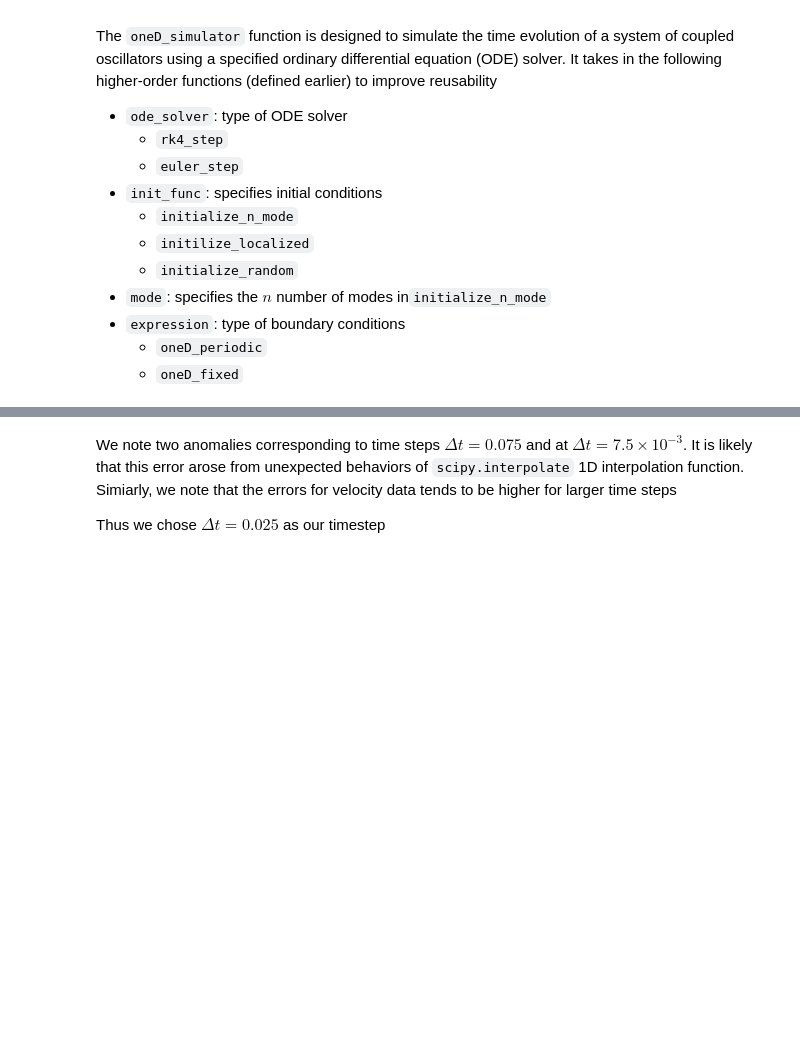
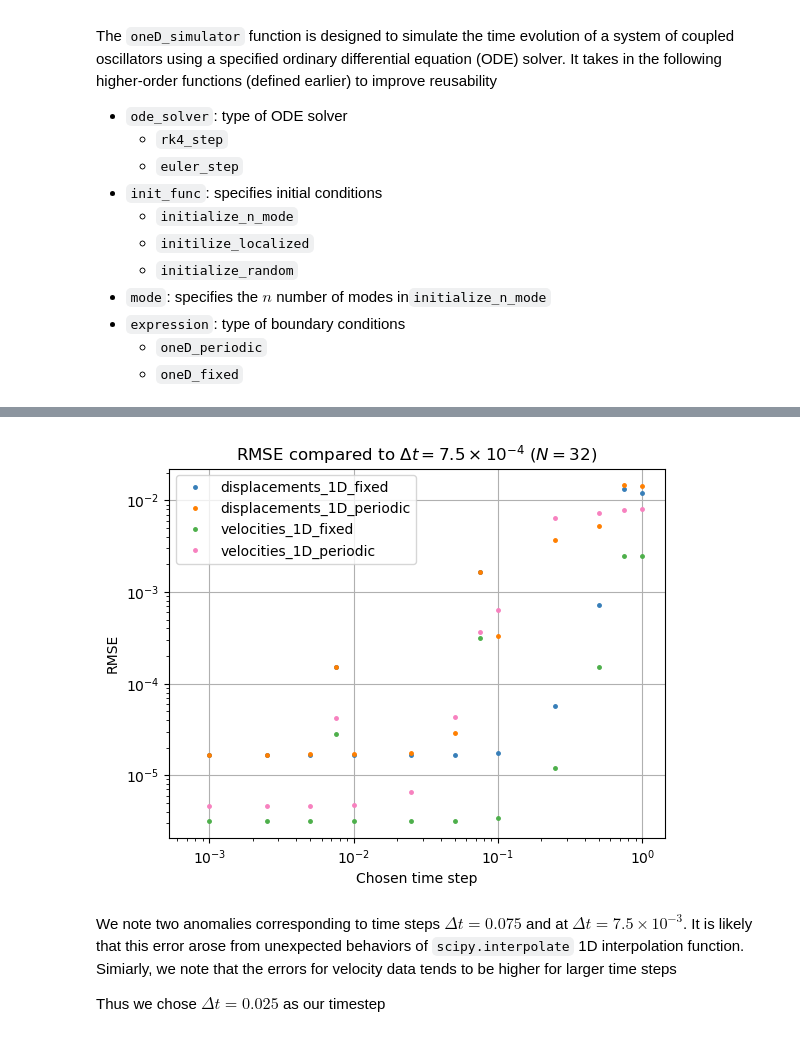
Before and after one commit to raw-asparagus/FPUT_Simulator, a Jupyter notebook: project.ipynb, the cells around one changed output, grey strips where cells are left out. Drawn from its saved outputs; the diff is of its cells as text; code cells hidden in the pictures; blank space fills up the shorter version.

```diff
--- a/project.ipynb
+++ b/project.ipynb
@@ -505,13 +621,39 @@ def calculate_rmse(data1, data2):
+# %%
+def calculate_rmse(data1, data2):
+    """
+    Calculate the root mean square error (RMSE) between two datasets
+
+    Parameters:
+    - data1:    First dataset as a numpy array
+    - data2:    Second dataset as a numpy array
+
+    Returns:
+    - The RMSE as a float.
+    """
+    mse = np.mean((data1 - data2) ** 2)
+    return np.sqrt(mse)
 # %%
 def analyze_rmse_data(datasets):
+    """
+    Analyzes RMSE for each dataset against a reference dataset with the largest
+    interpolated data length
+
+    Parameters:
+    - datasets: A dictionary of datasets, each containing 'interpolated_data'
+                among other details
+
+    Returns:
+    - A dictionary mapping dataset labels to RMSE values calculated against the
+      reference dataset
+    """
     errors = {}
 
     for key, value in datasets.items():
-        reference_data = value[f'./subset_data/{key}_64_1d0_0d1_2_4_7d5(-4).txt']['interpolated_data']
+        reference_data = find_largest_interpolated_data(value)
 
         errors_key = []
 
-        for fn, details in value.items():
+        for details in value.values():
             rmse_value = calculate_rmse(reference_data, details['interpolated_data'])
             errors_key.append([details['time_step'], rmse_value])
 
@@ -520,19 +662,23 @@ def analyze_rmse_data(datasets):
     return errors
 # %%
 def plot_rmse_series():
+    """
+    Plots RMSE values for each dataset series, comparing them against the largest
+    dataset in log-log scale
+    """
     datasets = interpolate_data()
 
     errors = analyze_rmse_data(datasets)
 
-    # Loop through the datasets dictionary
     for label, data in errors.items():
         # Log-log plot for the data points
-        plt.loglog(data[:, 0], data[:, 1], label = label, marker = '.', markersize = 5, ls = '-', lw = 0)
+        plt.loglog(data[:, 0], data[:, 1], label = label, marker = '.', markersize = 5,
+                   ls = '-', lw = 0)
 
-    plt.title(r'RMSE compared to $\Delta t = 7.5 \times 10^{-4}$')
+    plt.grid(True)
     plt.xlabel('Chosen time step')
     plt.ylabel('RMSE')
-    plt.grid(True)
+    plt.title(r'RMSE compared to $\Delta t = 7.5 \times 10^{-4}$ ($N = 32$)')
     plt.legend()
 
     plt.show()
@@ -544,3 +688,7 @@ def plot_rmse_series():
+# %%
+plot_rmse_series()
+# %% [output]
+[figure, added]
 # %% [markdown]
 We note two anomalies corresponding to time steps $\Delta t = 0.075$ and at $\Delta t = 7.5 \times 10^{-3}$. It is likely that this error arose from unexpected behaviors of `scipy.interpolate` 1D interpolation function. Simiarly, we note that the errors for velocity data tends to be higher for larger time steps
 
```
Also changed, not shown: parts of 49 cells of this notebook, 1 other file.
